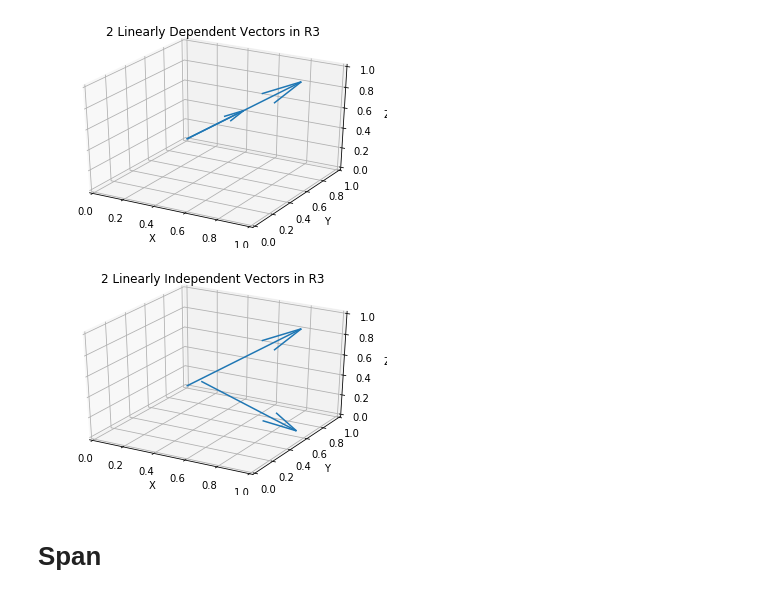
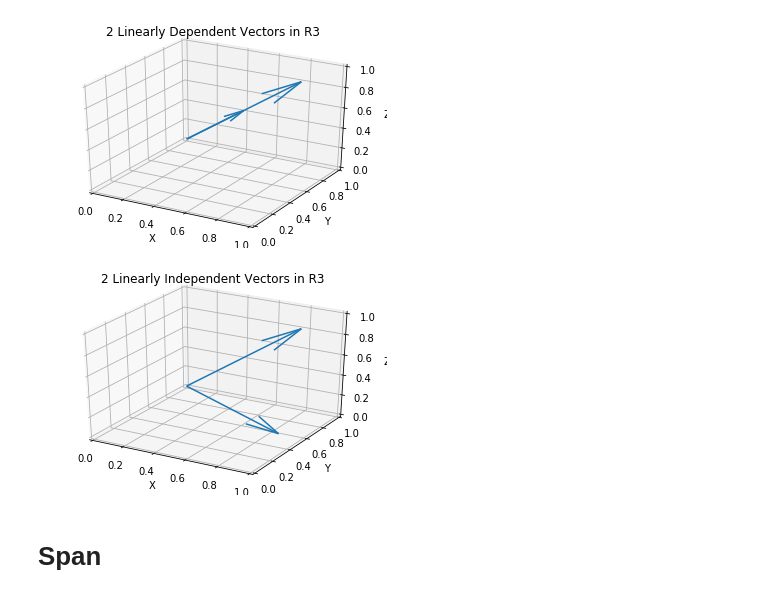
Before and after one commit to JimKing100/DS-Unit-1-Sprint-4-Linear-Algebra, a Jupyter notebook: module2-intermediate-linear-algebra/Intermediate_Linear_Algebra_Assignment.ipynb, the cells around one changed output. Drawn from its saved outputs; the diff is of its cells as text; code cells hidden in the pictures.

```diff
--- a/module2-intermediate-linear-algebra/Intermediate_Linear_Algebra_Assignment.ipynb
+++ b/module2-intermediate-linear-algebra/Intermediate_Linear_Algebra_Assignment.ipynb
@@ -257,25 +257,25 @@ plt.show()
 # %%
 # Create 2 linearly independent vectors of different lengths
 vector_1 = np.array([[0, 1, 0, .5, .5, .5]])
-vector_2 = np.array([[.25, .75, .25, .5, .25, -.5]])
+vector_2 = np.array([[0, 1, 0, .5, .25, -.5]])
 
 # Plot the linearly independent vectors
 X1, Y1, Z1, U1, V1, W1 = zip(*vector_1)
 X2, Y2, Z2, U2, V2, W2 = zip(*vector_2)
 fig = plt.figure()
 ax = fig.add_subplot(111, projection='3d')
 ax.quiver(X1, Y1, Z1, U1, V1, W1, length=1)
 ax.quiver(X2, Y2, Z2, U2, V2, W2, length=1)
 ax.set_xlim([0, 1])
 ax.set_ylim([0, 1])
 ax.set_zlim([0, 1])
 ax.set_xlabel('X')
 ax.set_ylabel('Y')
 ax.set_zlabel('Z')
 plt.title('2 Linearly Independent Vectors in R3')
 plt.show()
 # %% [output]
-[figure, old version]
+[figure, new version]
 # %% [markdown]
 # Span
 # %% [markdown]
```
Also changed, not shown: parts of 4 cells of this notebook.
